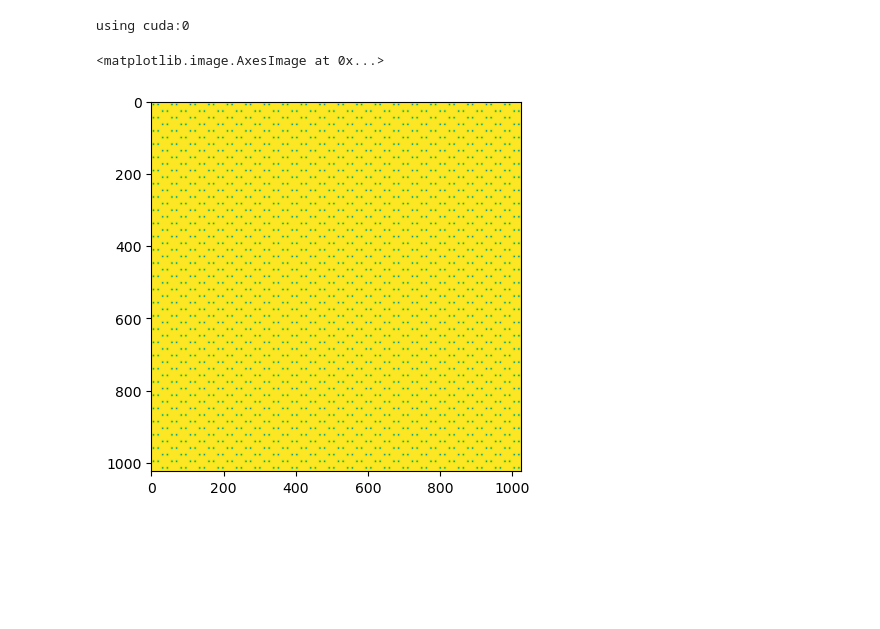
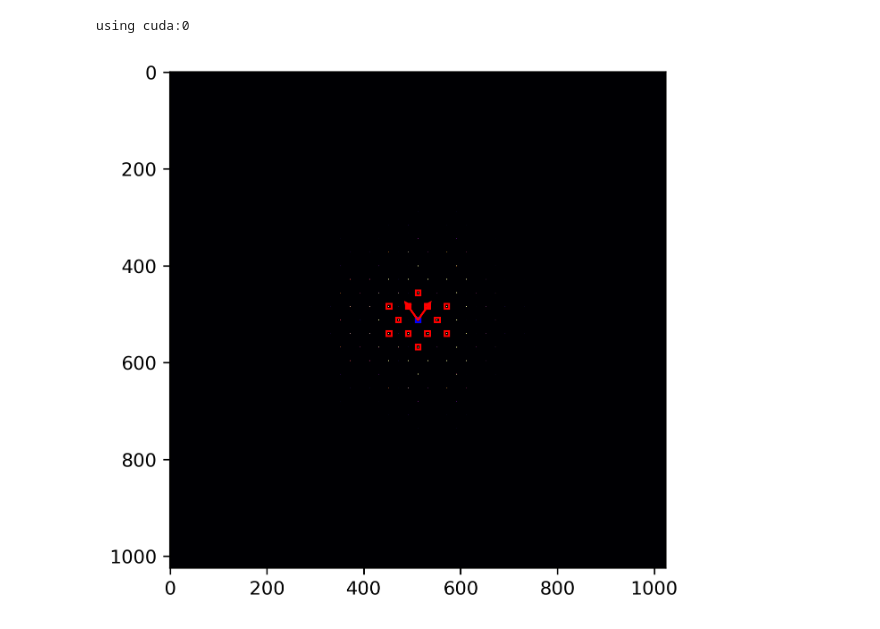
Before and after one commit to swampni/multislice, a Jupyter notebook: multisliceSim.ipynb, the cells around one changed output. Saved outputs shown, nothing was run; the diff lists cells and outputs as text; code cells hidden in the pictures; blank space fills up the shorter version.

Commit message:
something that looks close

```diff
--- a/multisliceSim.ipynb
+++ b/multisliceSim.ipynb
@@ -9,19 +10,51 @@ import torch.nn.functional as F
 # %% [output]
 using cuda:0
 # %%
-si_pg = np.fromfile(r'test\Si\Si110_20x14x50.img', dtype=np.complex64, offset=8).reshape(-1,1024,1024)
+si_pg = np.fromfile(r'test\Si\Si110_20x14x1.img', dtype=np.complex64, offset=8).reshape(-1,1024,1024)#[:,256:768,256:768]
+simCell = SimulationCell(1024, 1024, 108.6000, 107.5088, 90.0000)
-# %%
-plt.imshow(np.abs(si_pg[0] + si_pg[1]))
-# %% [output]
-<matplotlib.image.AxesImage at 0x...>
-[figure, removed]
 # %%
-mask = torch.ones((1024,1024), dtype=torch.float32, device=device)
-probe = np.fromfile('test\Si\probe.img', dtype=np.complex64, offset=8).reshape(1024,1024)
-probe = np.roll(probe, (35,70), axis=(0,1))
-probe = toGPU(probe)
-# probe = torch.ones((1024,1024), dtype=torch.complex64, device=device)
+# probe = np.fromfile('test\Si\probe.img', dtype=np.complex64, offset=8).reshape(1024,1024)
+# # probe = np.roll(probe, (0,19), axis=(0,1))
+
+
+# probe = toGPU(probe)
+# probe = F.interpolate(probe, size=(512,512), mode='bilinear')
+probe = torch.ones((1024,1024), dtype=torch.complex64, device=device)
 # %%
-simulator = MultiSlice(mask, eps=0, nSlice=200, zStep=7.6792/4, kV=300, pixelSize=0.10546875, potential=toGPU(si_pg)).to(device)
+simulator = MultiSlice(simCell, zStep=7.6792/4, nSlice=200, kV=300, potential=toGPU(si_pg), tilt=(0,0)).to(device)
 # %%
-dp = simulator.forward(probe).detach().clone()
+dp = simulator.forward(probe)
+dp_cpu = toCPU(dp)
+# %%
+from scipy.signal import find_peaks
+
+peaks, _ = find_peaks(dp_cpu.flatten(), height=1e10)
+peak_coords = np.unravel_index(peaks, dp_cpu.shape)
+plt.figure(dpi=300)
+plt.imshow(dp_cpu, cmap='inferno', vmax=1e8)
+# rec = Rectangle((251,251), 5, 5, edgecolor='r', facecolor='none')
+# plt.gca().add_patch(rec)
+# plt.colorbar()
+
+# Mark peaks using a rectangle patch
+for i in range(len(peak_coords[0])):
+    rec = Rectangle((peak_coords[1][i]-5,peak_coords[0][i]-5), 10, 10, edgecolor='r', facecolor='none')
+    plt.gca().add_patch(rec)
+
+# find the peak cloest to the center
+center = np.array(dp_cpu.shape)//2
+dist = np.sum((np.array(peak_coords).T - center)**2, axis=1)
+min_idx = np.argmin(dist)
+rec = Rectangle((peak_coords[1][min_idx]-5,peak_coords[0][min_idx]-5), 10, 10, edgecolor='b', facecolor='none')
+plt.gca().add_patch(rec)
+
+# calculate the distance between the center peak and other peaks
+dist = np.sqrt(np.sum((np.array(peak_coords).T - np.array(peak_coords).T[min_idx])**2, axis=1))
+# find the two closest peaks and plot arrow from  center peak to the two closest peaks
+min_idx = np.argsort(dist)[1:3]
+vector = []
+for i in min_idx:
+    plt.arrow(center[1], center[0], peak_coords[1][i]-center[1], peak_coords[0][i]-center[0], head_width=10, head_length=10, fc='r', ec='r')
+    vector.append([peak_coords[1][i]-center[1], peak_coords[0][i]-center[0]])
+# %% [output]
+[figure, added]
```
Also changed, not shown: parts of 18 cells of this notebook, 3 other files.
